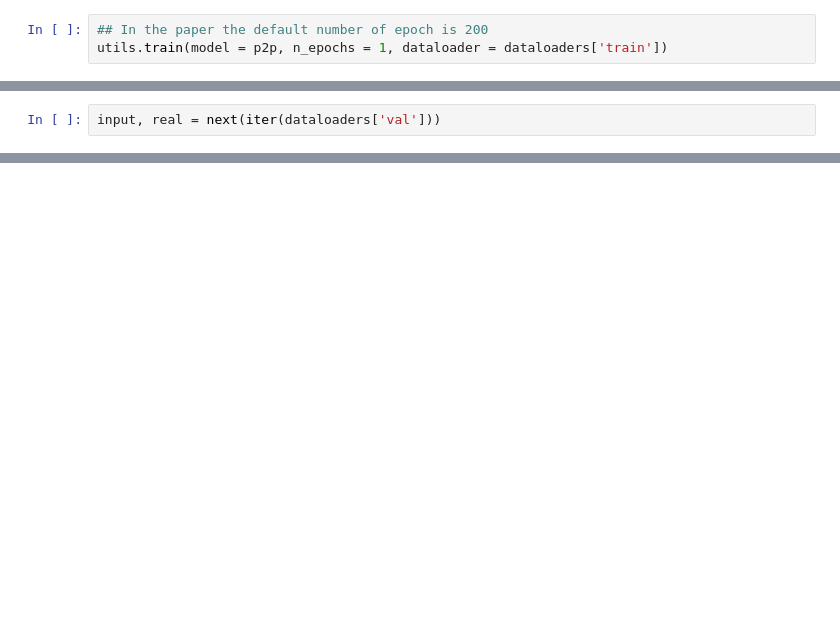
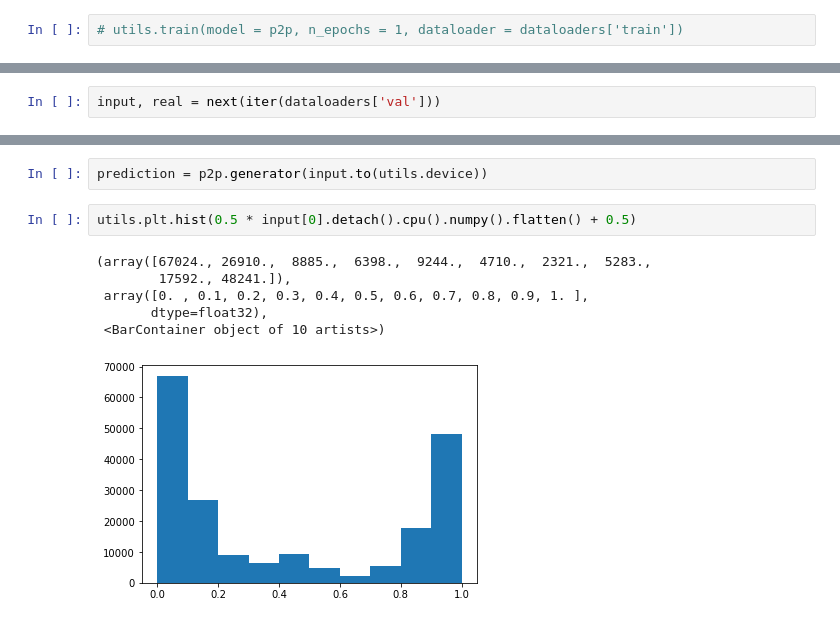
Before and after one commit to hugoartigas/pix2pix, a Jupyter notebook: train.ipynb, the cells around one changed output, grey strips where cells are left out. Saved outputs shown, nothing was run; the diff lists cells and outputs as text; blank space fills up the shorter version.

Commit message:
generator

```diff
--- a/train.ipynb
+++ b/train.ipynb
@@ -14,5 +14,4 @@ dataloaders = {mode: utils.DataLoader(datasets[mode], batch_size=1, shuffle=True
 # instantiate model
 p2p = model.Pix2Pix().to(utils.device)
 # %%
-## In the paper the default number of epoch is 200
-utils.train(model = p2p, n_epochs = 1, dataloader = dataloaders['train'])
+# utils.train(model = p2p, n_epochs = 1, dataloader = dataloaders['train'])
@@ -30,0 +24,11 @@ TypeError: forward() got an unexpected keyword argument 'training'
+# %%
+prediction = p2p.generator(input.to(utils.device))
+# %%
+utils.plt.hist(0.5 * input[0].detach().cpu().numpy().flatten() + 0.5)
+# %% [output]
+(array([67024., 26910.,  8885.,  6398.,  9244.,  4710.,  2321.,  5283.,
+        17592., 48241.]),
+ array([0. , 0.1, 0.2, 0.3, 0.4, 0.5, 0.6, 0.7, 0.8, 0.9, 1. ],
+       dtype=float32),
+ <BarContainer object of 10 artists>)
+[figure, added]
```
Also changed, not shown: parts of 4 cells of this notebook, 2 other files.
